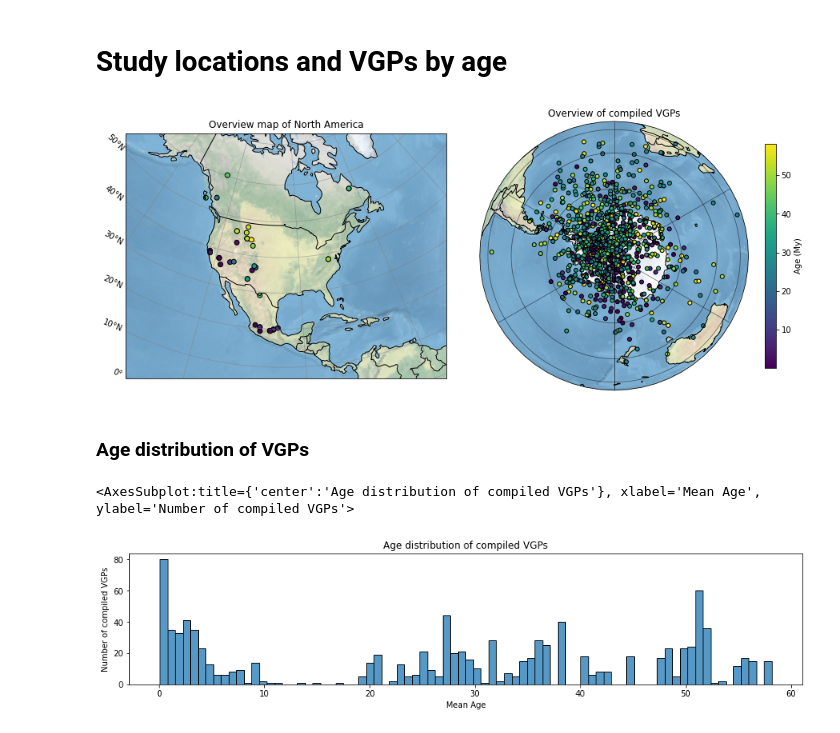
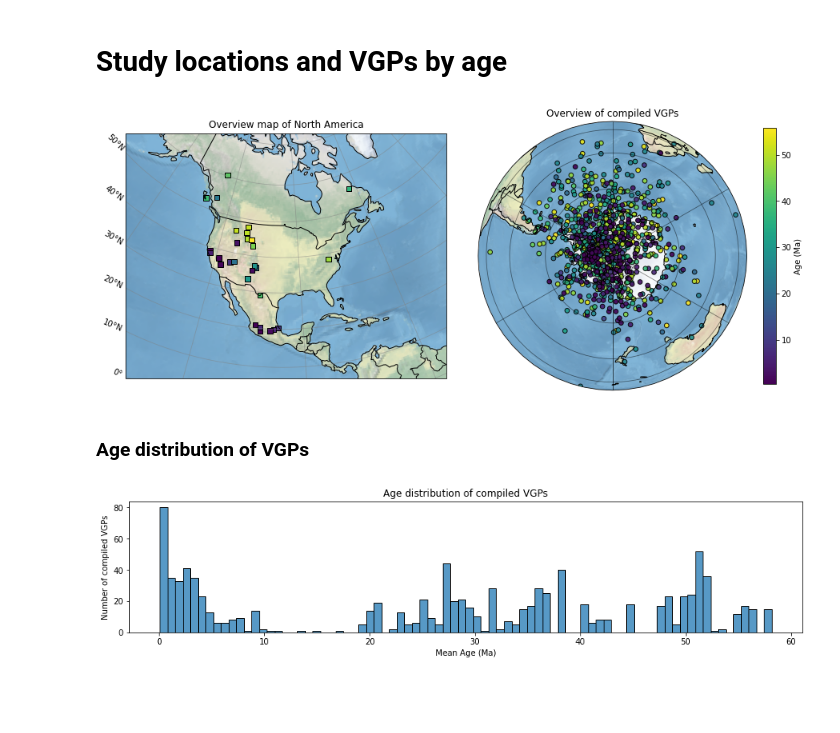
Before and after one commit to PolarWandering/Young_CEED, a Jupyter notebook: 1_Compile.ipynb, the cells around one changed output. Drawn from its saved outputs; the diff is of its cells as text; code cells hidden in the pictures; blank space fills up the shorter version.

```diff
--- a/1_Compile.ipynb
+++ b/1_Compile.ipynb
@@ -138,50 +138,50 @@ ax1.stock_img()
 
 
 plt.title('Overview map of North America')
-plt.scatter(
+s = plt.scatter(
     df_pole_compilation.slon,
     df_pole_compilation.slat,
     c = df_pole_compilation.mean_age,
-    edgecolors= "black", marker = "o",
+    edgecolors= "black", marker = "s", s=42, alpha = 1,
     cmap="viridis",
     transform=ccrs.PlateCarree(),
 )
 plt.tight_layout()
 
 
 ax2 = plt.subplot(2, 2, 2, projection=proj)
 ax2.set_title('Overview of compiled VGPs')
 ax2.add_feature(cfeature.BORDERS)
 gl = ax2.gridlines(crs=ccrs.PlateCarree(), draw_labels=False,
                   linewidth=0.8, color='black', alpha=0.5, linestyle='-')
 gl.ylabels_left = True
 ax2.add_feature(cfeature.LAND)
 ax2.add_feature(cfeature.COASTLINE)
 ax2.stock_img()
 
 plt.title('Overview of compiled VGPs')
-s = plt.scatter(
+plt.scatter(
     df_filtered.vgp_lon_SH,
     df_filtered.vgp_lat_SH,
     c = df_filtered.mean_age,
-    edgecolors= "black", marker = "o", s = 25,
+    edgecolors= "black", marker = "o", s = 32, alpha =0.9,
     cmap="viridis",
     transform=ccrs.PlateCarree(),
 )
 plt.tight_layout()
 
-plt.colorbar(s, fraction=0.035).set_label("Age (My)")
-plt.savefig(current_path + '/figures/1/1_AB.pdf', dpi =600, bbox_inches='tight')
+plt.colorbar(s, fraction=0.04, alpha = 1).set_label("Age (Ma)")
+#plt.savefig(current_path + '/figures/1/1_AB.svg', dpi =600, bbox_inches='tight')
 # %% [output]
-[figure, old version]
+[figure, new version]
 # %% [markdown]
 ### Age distribution of VGPs
 # %%
 fig = plt.figure(figsize=(15,3))
 plt.title('Age distribution of compiled VGPs')
 plt.ylabel('Number of compiled VGPs')
-plt.xlabel('Mean Age')
+plt.xlabel('Mean Age (Ma)')
 sns.histplot(data = df_filtered, x = 'mean_age', bins = 80, legend = False)
+#plt.savefig(current_path + '/figures/1/1_C.svg', dpi =600, bbox_inches='tight')
 # %% [output]
-<AxesSubplot:title={'center':'Age distribution of compiled VGPs'}, xlabel='Mean Age', ylabel='Number of compiled VGPs'>
-[figure, old version]
+[figure, new version]
```
